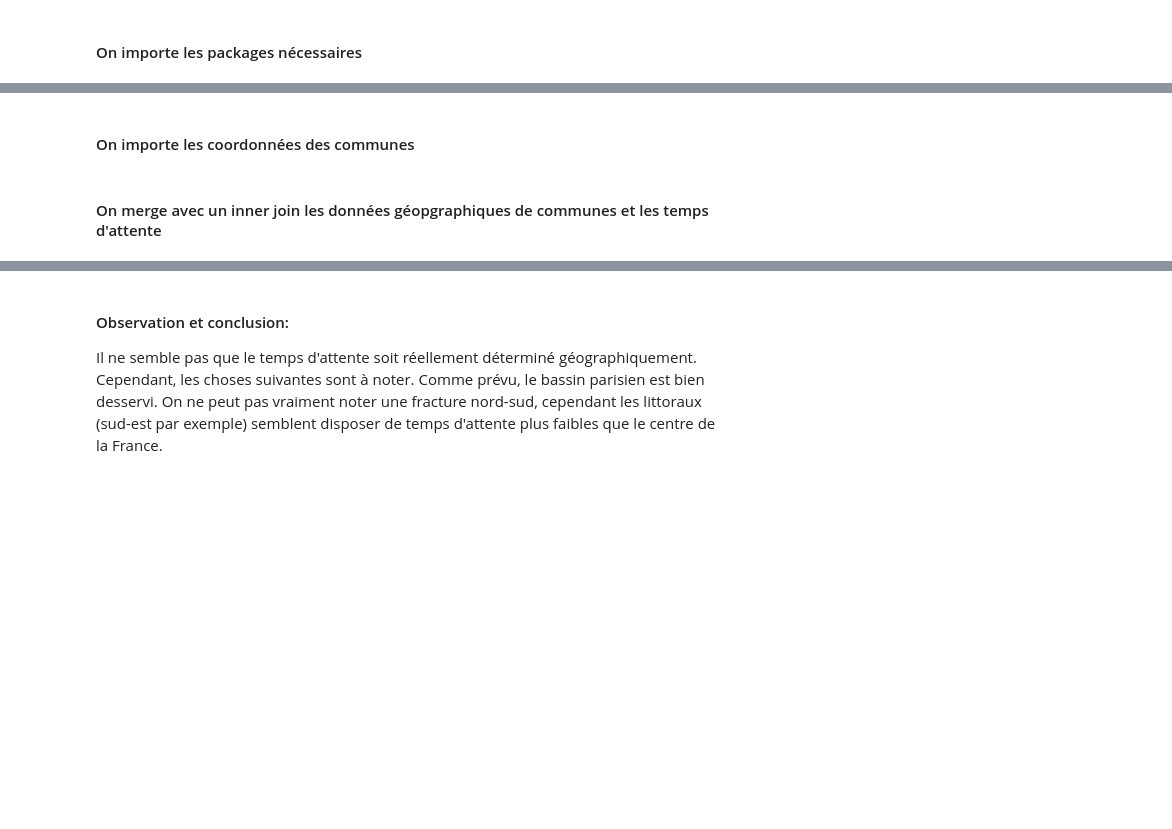
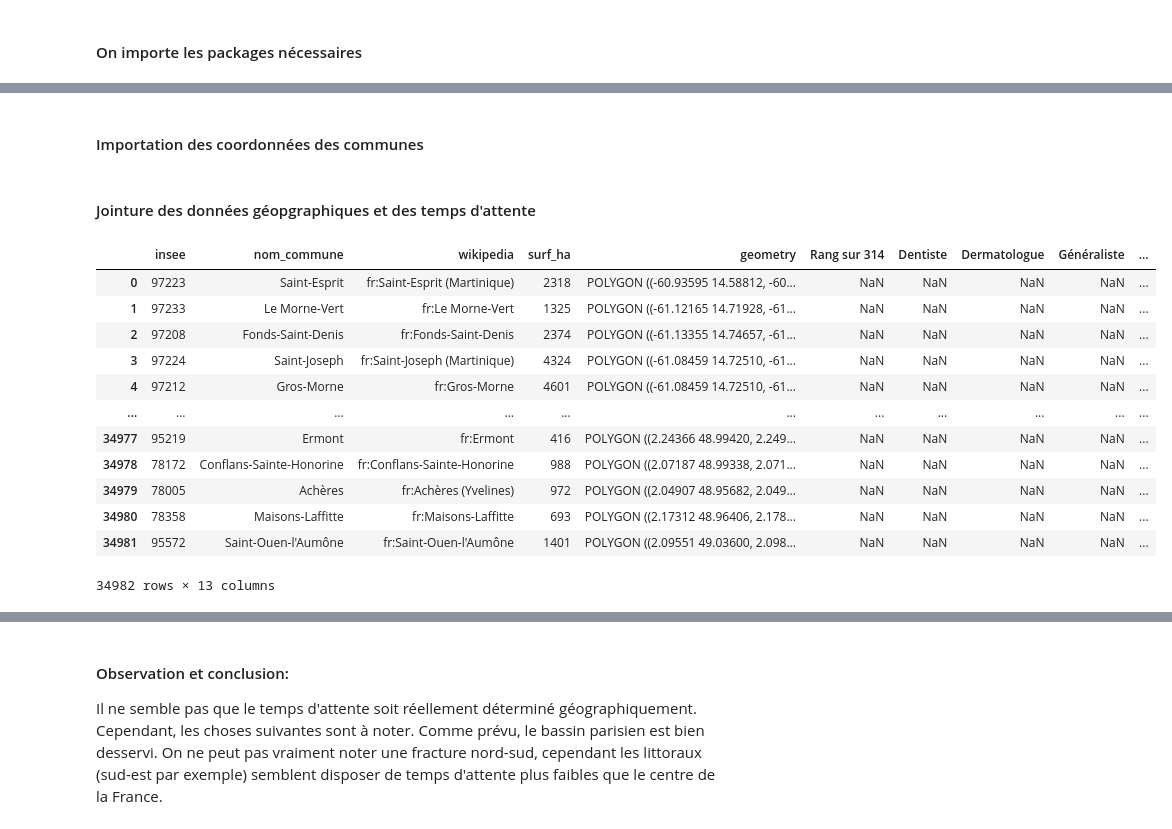
Before and after one commit to katossky/desert-medical, a Jupyter notebook: report_4-01.ipynb, the cells around one changed output, grey strips where cells are left out. Saved outputs shown, nothing was run; the diff lists cells and outputs as text; code cells hidden in the pictures; blank space fills up the shorter version.

```diff
--- a/report_4-01.ipynb
+++ b/report_4-01.ipynb
@@ -1395,9 +1215,9 @@ You should consider upgrading via the '/root/venv/bin/python -m pip install --up
 # %% [markdown]
-#### On importe les coordonnées des communes
+#### Importation des coordonnées des communes
 # %%
 #On importe les coordonnées des communes
 communes = gpd.read_file("data/sp/communes/communes-20190101.json")
 communes = communes.rename(columns={'nom': 'nom_commune'})
 # %% [markdown]
-#### On merge avec un inner join les données géopgraphiques de communes et les temps d'attente
+#### Jointure des données géopgraphiques et des temps d'attente
 # %%
@@ -1407 +1228,17 @@ communes_att2=pd.merge(communes,temps_att,on='nom_commune',how='left')
+# %%
+communes_att2
+# %% [output]
+|  | insee | nom_commune | wikipedia | surf_ha | geometry | Rang sur 314 | Dentiste | Dermatologue | Généraliste | ... |
+| 0 | 97223 | Saint-Esprit | fr:Saint-Esprit (Martinique) | 2318 | POLYGON ((-60.93595 14.58812, -60... | NaN | NaN | NaN | NaN | ... |
+| 1 | 97233 | Le Morne-Vert | fr:Le Morne-Vert | 1325 | POLYGON ((-61.12165 14.71928, -61... | NaN | NaN | NaN | NaN | ... |
+| 2 | 97208 | Fonds-Saint-Denis | fr:Fonds-Saint-Denis | 2374 | POLYGON ((-61.13355 14.74657, -61... | NaN | NaN | NaN | NaN | ... |
+| 3 | 97224 | Saint-Joseph | fr:Saint-Joseph (Martinique) | 4324 | POLYGON ((-61.08459 14.72510, -61... | NaN | NaN | NaN | NaN | ... |
+| 4 | 97212 | Gros-Morne | fr:Gros-Morne | 4601 | POLYGON ((-61.08459 14.72510, -61... | NaN | NaN | NaN | NaN | ... |
+| ... | ... | ... | ... | ... | ... | ... | ... | ... | ... | ... |
+| 34977 | 95219 | Ermont | fr:Ermont | 416 | POLYGON ((2.24366 48.99420, 2.249... | NaN | NaN | NaN | NaN | ... |
+| 34978 | 78172 | Conflans-Sainte-Honorine | fr:Conflans-Sainte-Honorine | 988 | POLYGON ((2.07187 48.99338, 2.071... | NaN | NaN | NaN | NaN | ... |
+| 34979 | 78005 | Achères | fr:Achères (Yvelines) | 972 | POLYGON ((2.04907 48.95682, 2.049... | NaN | NaN | NaN | NaN | ... |
+| 34980 | 78358 | Maisons-Laffitte | fr:Maisons-Laffitte | 693 | POLYGON ((2.17312 48.96406, 2.178... | NaN | NaN | NaN | NaN | ... |
+| 34981 | 95572 | Saint-Ouen-l'Aumône | fr:Saint-Ouen-l'Aumône | 1401 | POLYGON ((2.09551 49.03600, 2.098... | NaN | NaN | NaN | NaN | ... |
+34982 rows × 13 columns
 # %% [markdown]
```
Also changed, not shown: parts of 99 cells of this notebook, 23 other files.
